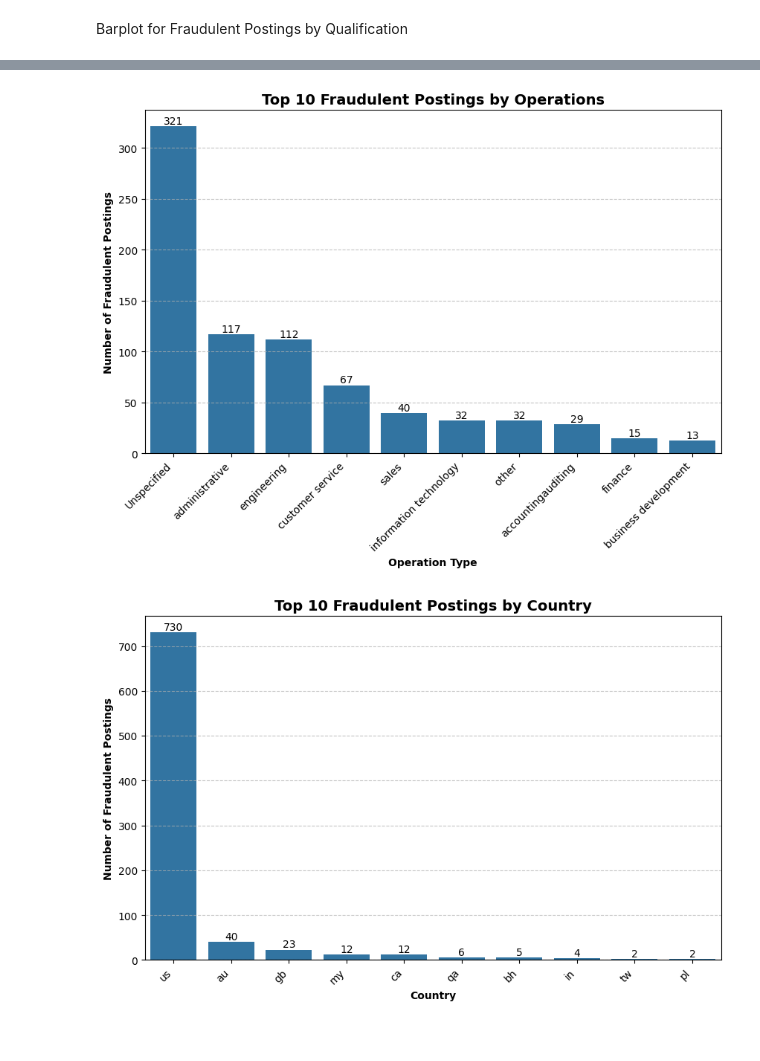
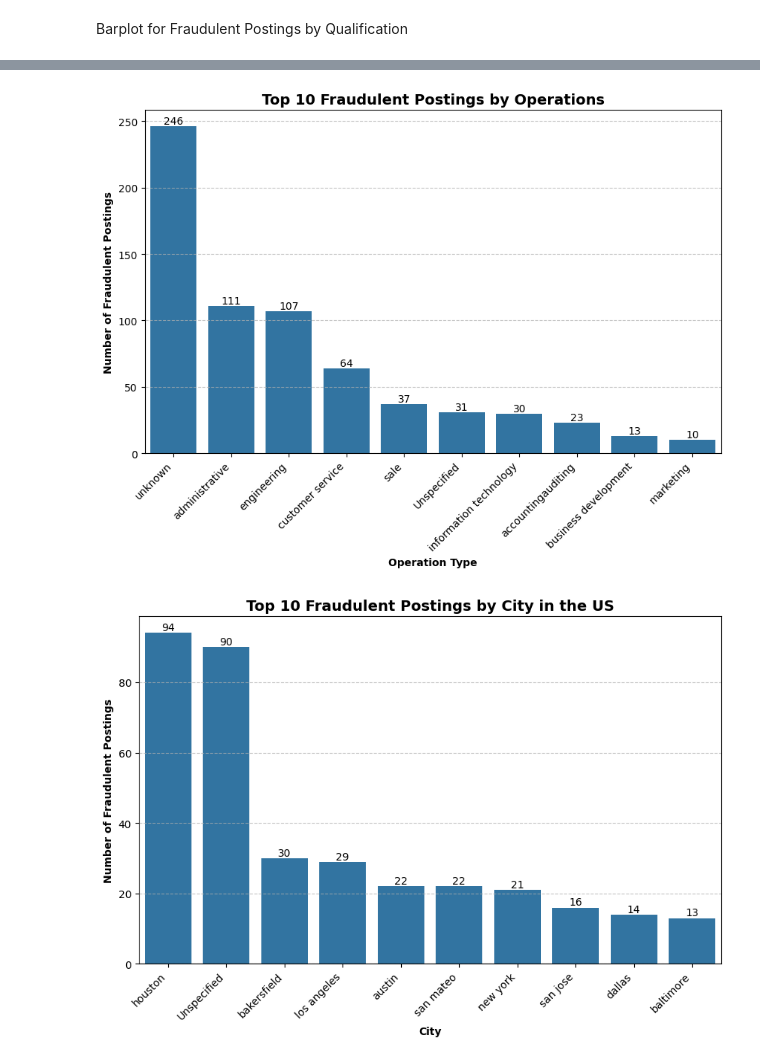
Before and after one commit to cheryltan17/DSA4263-Project, a Jupyter notebook: eda_ftr_eng/EDA.ipynb, the cells around one changed output, grey strips where cells are left out. Saved outputs shown, nothing was run; the diff lists cells and outputs as text; code cells hidden in the pictures.

```diff
--- a/eda_ftr_eng/EDA.ipynb
+++ b/eda_ftr_eng/EDA.ipynb
@@ -73,6 +36,9 @@ from data_preprocessing.preprocessing import preprocessing
 
 df_raw = pd.read_csv('../Data/Raw/Job_Frauds.csv', encoding='latin-1')
 df = preprocessing(df_raw)
+# %%
+df = df[df['Country'] == 'us']
+df = df.drop(['State','Country'], axis=1)
 # %% [markdown]
 ## Handling Missing Values
 # %%
@@ -136,9 +100,9 @@ plt.show()
 # %%
 # 'Country' and 'Job_Description' have a very low percentage of missing values, so can be removed safely
 
-df= df.dropna(subset=['Job_Description','Country'])
+# df= df.dropna(subset=['Job_Description','Country'])
 
-print(df.isnull().sum())
+# print(df.isnull().sum())
 
 # dropped about 347 out of 17880 rows (1.94% of total rows)
 # %% [output]
@@ -232,2 +172,6 @@ Missing Value Not significant: ['Requirements', 'Job_Benefits', 'Operations']
+# %%
+# These columns are very significant when unspecified/specified
+df['Salary_Specified'] = df['Range_of_Salary'].notna()
+df['City_Specified'] = df['City'].notna()
 # %%
 # Replace null values with 'Unspecified' category
@@ -258,2 +179,7 @@ array(['Unspecified', '2000028000', '100000120000', '120000150000',
+# %%
+#Inpute with median to instead of replacing with 0 to prevent increasing bias
+df['Range_of_Salary'] = pd.to_numeric(df['Range_of_Salary'], errors='coerce')
+median_salary = df['Range_of_Salary'].median()
+df['Range_of_Salary'] = df['Range_of_Salary'].fillna(median_salary).astype(int)
 # %%
 # Percentage of invalid entries like '8Nov'
@@ -377,24 +301,23 @@ for p in ax.patches:
 
 plt.show()
 # %% [output]
-[figure, old version]
+[figure, new version]
 # %%
-# Top 10 countries with highest fradulent job posting
-
-top_10_country = df.groupby('Country')['Fraudulent'].sum().sort_values(ascending=False).head(10)
+# top 10 city in US with the highest fradulent job posting
+top_10_city_fraud = df.groupby('City')['Fraudulent'].sum().sort_values(ascending=False).head(10)
 
 plt.figure(figsize=(10, 6))
-ax = sns.barplot(x=top_10_country.index, y=top_10_country.values, estimator=sum, errorbar=None)
-plt.title('Top 10 Fraudulent Postings by Country', fontsize=14, fontweight='bold')
-plt.xlabel('Country', fontweight='bold')
+ax = sns.barplot(x=top_10_city_fraud.index, y=top_10_city_fraud.values, estimator=sum, errorbar=None)
+plt.title('Top 10 Fraudulent Postings by City in the US', fontsize=14, fontweight='bold')
+plt.xlabel('City', fontweight='bold')
 plt.ylabel('Number of Fraudulent Postings', fontweight='bold')
-plt.xticks(rotation=45, ha='right')  # Rotate x-axis labels for readability
+plt.xticks(rotation=45, ha='right')
 ax.grid(axis='y', linestyle='--', alpha=0.7)
 
 for p in ax.patches:
     ax.annotate(f'{int(p.get_height())}', (p.get_x() + p.get_width() / 2, p.get_height()),
                 ha='center', va='bottom', fontsize=10, color='black')
 
 plt.show()
 # %% [output]
-[figure, old version]
+[figure, new version]
```
Also changed, not shown: parts of 30 cells of this notebook, 5 other files.
